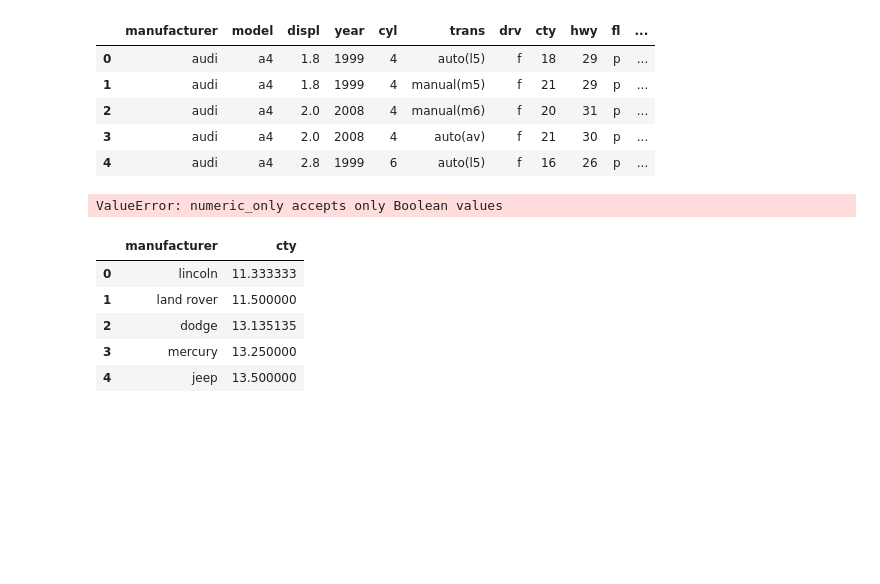
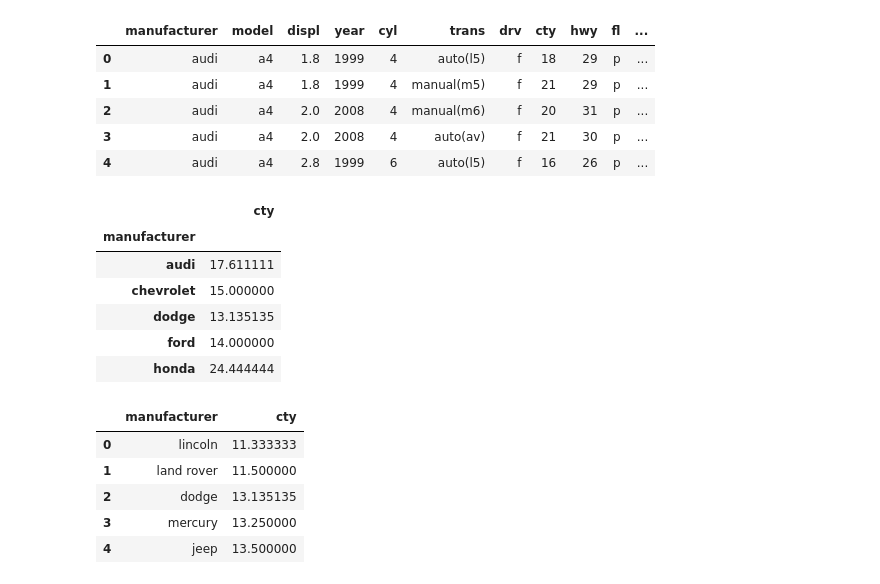
Before and after one commit to ivaquero/blog-bio, a Jupyter notebook: analysis/ranking.ipynb, the cells around one changed output. Drawn from its saved outputs; the diff is of its cells as text; code cells hidden in the pictures; blank space fills up the shorter version.

```diff
--- a/analysis/ranking.ipynb
+++ b/analysis/ranking.ipynb
@@ -18,10 +18,17 @@ mpg.head()
 | 3 | audi | a4 | 2.0 | 2008 | 4 | auto(av) | f | 21 | 30 | p | ... |
 | 4 | audi | a4 | 2.8 | 1999 | 6 | auto(l5) | f | 16 | 26 | p | ... |
 # %%
-mpg_group = mpg.loc[:, ["cty", "manufacturer"]].groupby("manufacturer").mean("city")
+mpg_group = mpg.loc[:, ["cty", "manufacturer"]].groupby("manufacturer").mean()
 mpg_group.head()
+mpg_group.head()
 # %% [output]
-ValueError: numeric_only accepts only Boolean values
+|  | cty |
+| manufacturer |  |
+| audi | 17.611111 |
+| chevrolet | 15.000000 |
+| dodge | 13.135135 |
+| ford | 14.000000 |
+| honda | 24.444444 |
 # %%
 mpg_group = mpg_group.sort_values("cty")
 mpg_group = mpg_group.reset_index()
```
Also changed, not shown: parts of 1 cell of this notebook, 10 other files.
